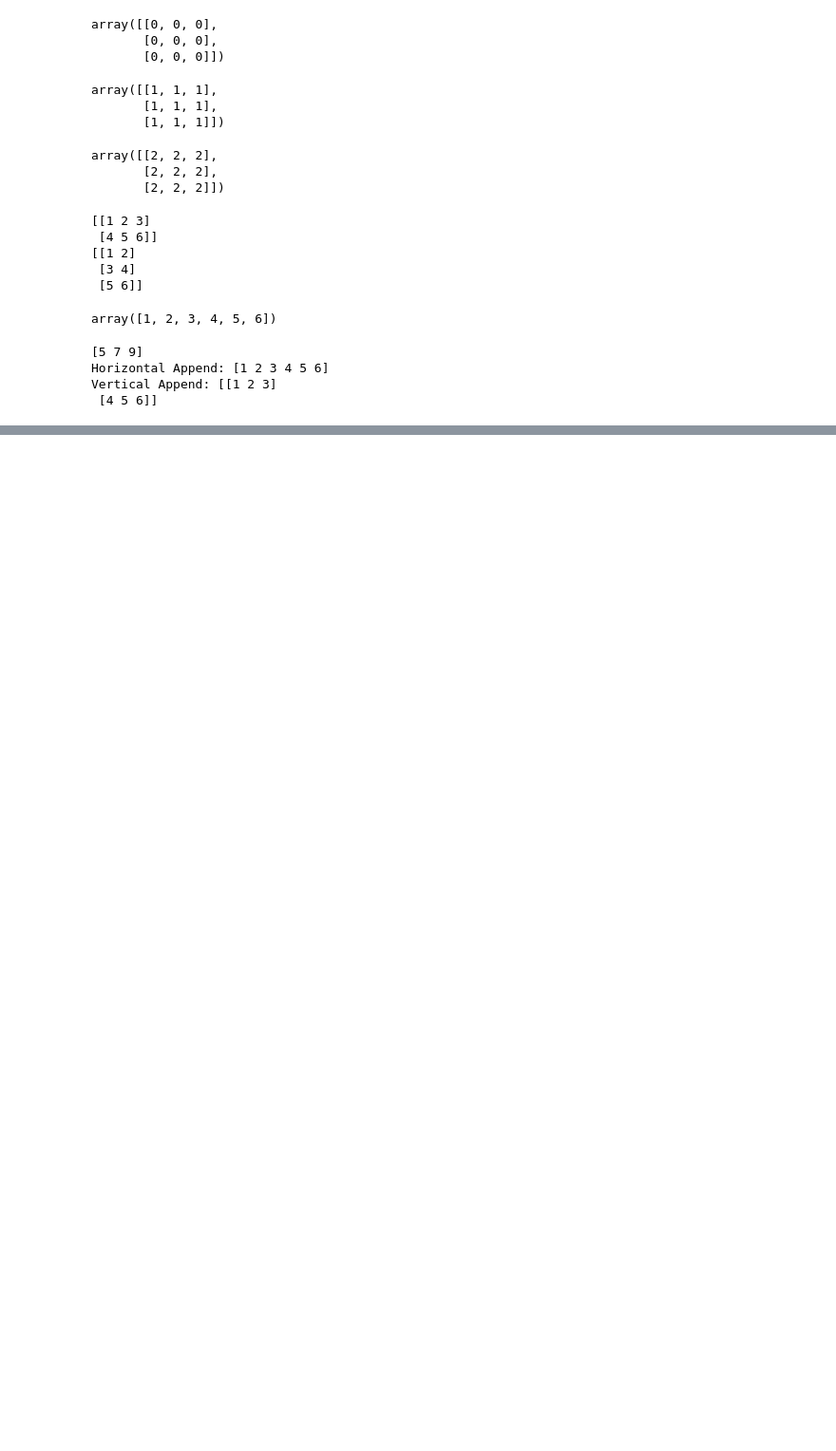
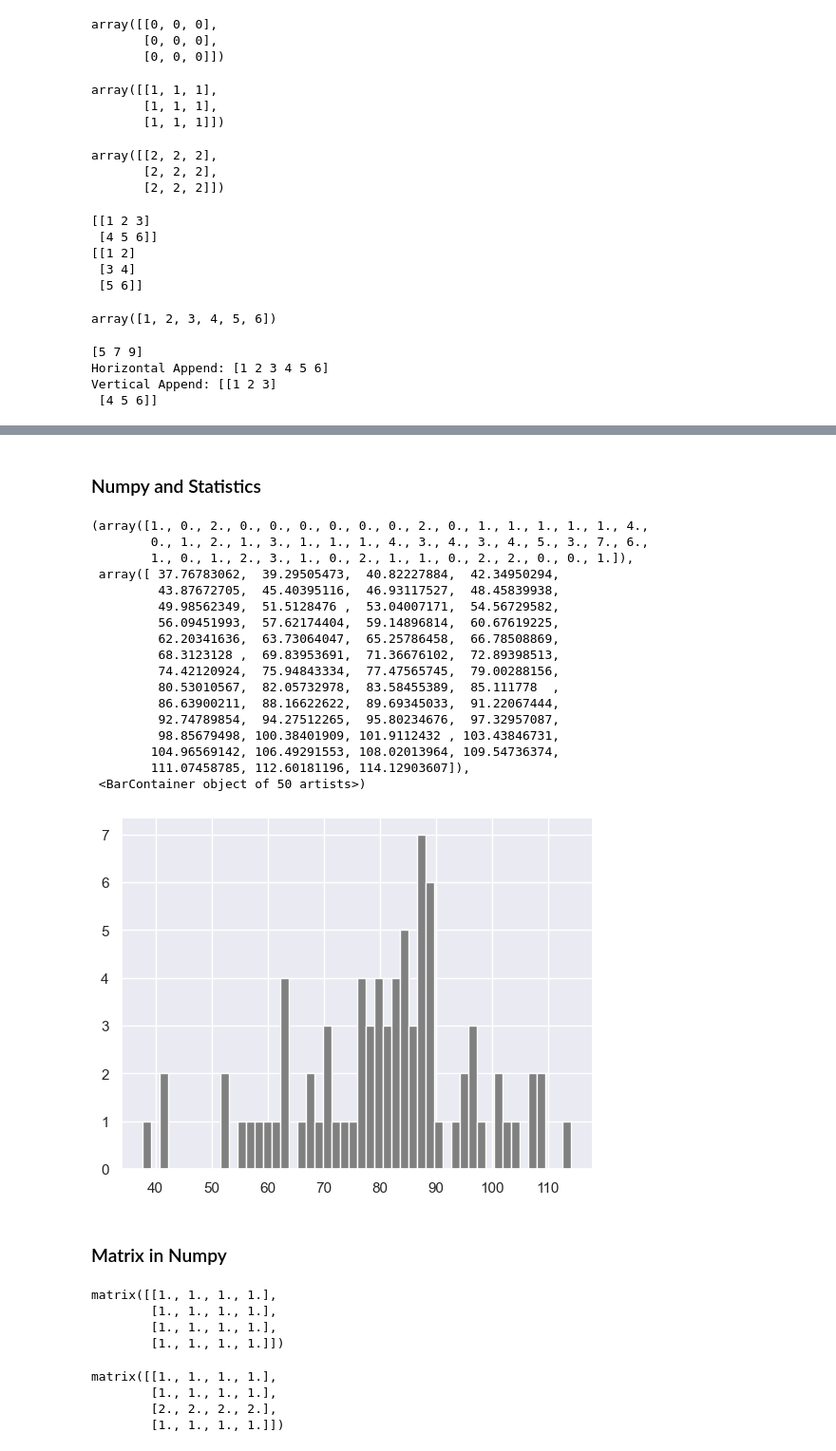
Before and after one commit to Mudacrixxz/-Arewa-DS-30-DaysOfPython-MMI, a Jupyter notebook: Day_024/Day_024.ipynb, the cells around one changed output, grey strips where cells are left out. Shown at 95% size. Drawn from its saved outputs; the diff is of its cells as text; code cells hidden in the pictures; blank space fills up the shorter version.

```diff
--- a/Day_024/Day_024.ipynb
+++ b/Day_024/Day_024.ipynb
@@ -412,0 +455,4 @@ Vertical Append: [[1 2 3]
+# %%
+# np.random.normal(mu, sigma, size)
+normal_array = np.random.normal(79, 15, 80)
+normal_array
@@ -412,0 +480,44 @@ Vertical Append: [[1 2 3]
+# %% [markdown]
+### Numpy and Statistics
+# %%
+import matplotlib.pyplot as plt
+import seaborn as sns
+sns.set()
+plt.hist(normal_array, color="grey", bins=50)
+# %% [output]
+(array([1., 0., 2., 0., 0., 0., 0., 0., 0., 2., 0., 1., 1., 1., 1., 1., 4.,
+        0., 1., 2., 1., 3., 1., 1., 1., 4., 3., 4., 3., 4., 5., 3., 7., 6.,
+        1., 0., 1., 2., 3., 1., 0., 2., 1., 1., 0., 2., 2., 0., 0., 1.]),
+ array([ 37.76783062,  39.29505473,  40.82227884,  42.34950294,
+         43.87672705,  45.40395116,  46.93117527,  48.45839938,
+         49.98562349,  51.5128476 ,  53.04007171,  54.56729582,
+         56.09451993,  57.62174404,  59.14896814,  60.67619225,
+         62.20341636,  63.73064047,  65.25786458,  66.78508869,
+         68.3123128 ,  69.83953691,  71.36676102,  72.89398513,
+         74.42120924,  75.94843334,  77.47565745,  79.00288156,
+         80.53010567,  82.05732978,  83.58455389,  85.111778  ,
+         86.63900211,  88.16622622,  89.69345033,  91.22067444,
+         92.74789854,  94.27512265,  95.80234676,  97.32957087,
+         98.85679498, 100.38401909, 101.9112432 , 103.43846731,
+        104.96569142, 106.49291553, 108.02013964, 109.54736374,
+        111.07458785, 112.60181196, 114.12903607]),
+ <BarContainer object of 50 artists>)
+[figure, added]
+# %% [markdown]
+### Matrix in Numpy
+# %%
+four_by_four_matrix = np.matrix(np.ones((4,4), dtype=float))
+four_by_four_matrix
+# %% [output]
+matrix([[1., 1., 1., 1.],
+        [1., 1., 1., 1.],
+        [1., 1., 1., 1.],
+        [1., 1., 1., 1.]])
+# %%
+np.asarray(four_by_four_matrix)[2] = 2
+four_by_four_matrix
+# %% [output]
+matrix([[1., 1., 1., 1.],
+        [1., 1., 1., 1.],
+        [2., 2., 2., 2.],
+        [1., 1., 1., 1.]])
```
Also changed, not shown: parts of 18 cells of this notebook, 2 other files.
